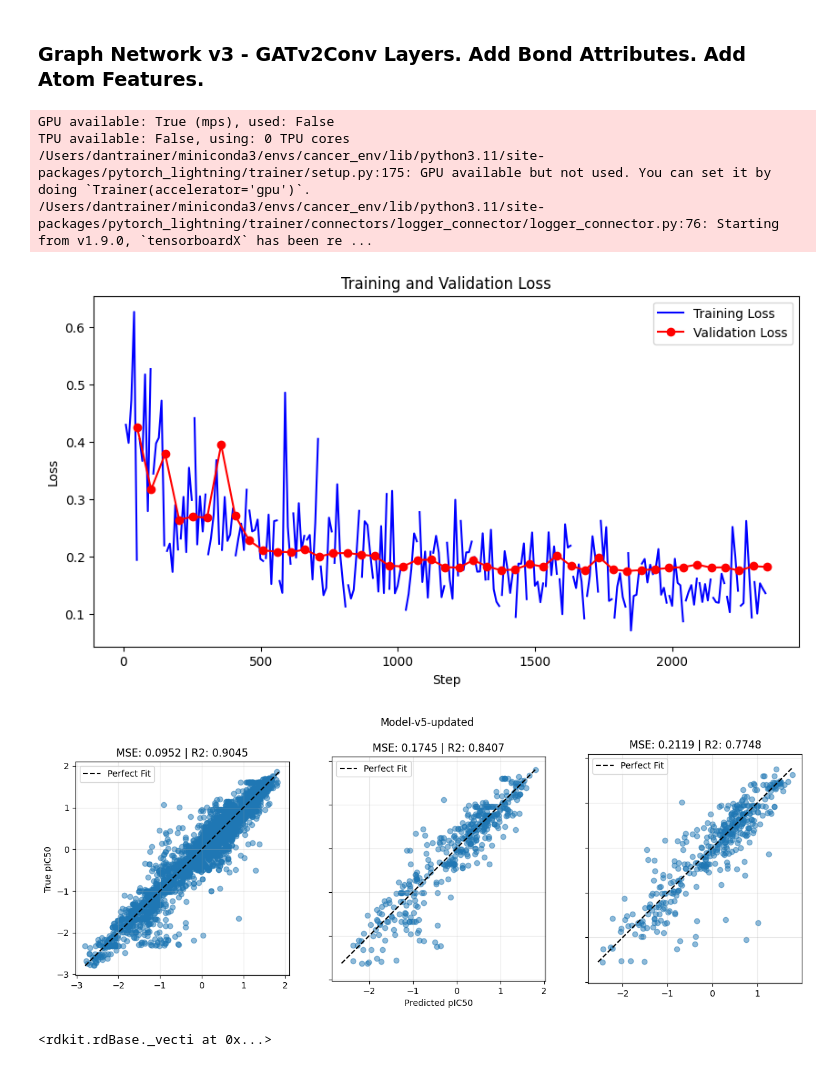
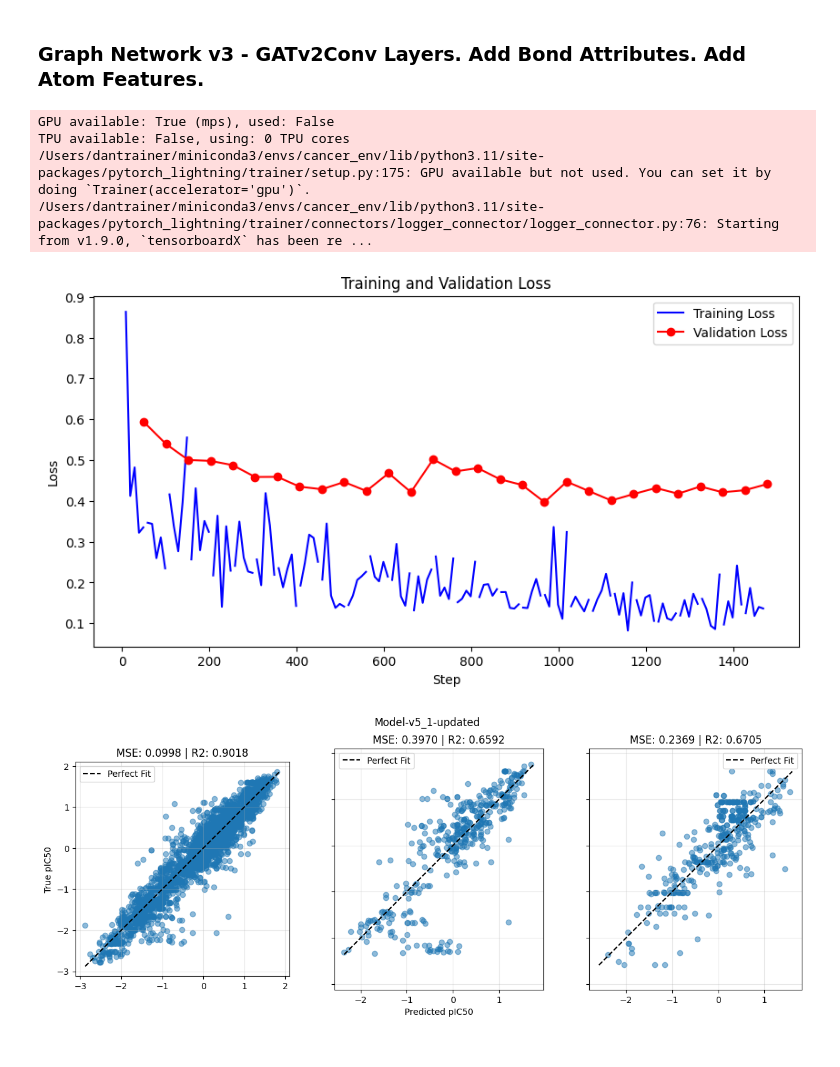
Before and after one commit to Djtrainer/cancer_research, a Jupyter notebook: notebooks/mdm2_breaker_model_eda.ipynb, the cells around one changed output. Drawn from its saved outputs; the diff is of its cells as text; code cells hidden in the pictures.

Commit message:
complete the scaffold split

```diff
--- a/notebooks/mdm2_breaker_model_eda.ipynb
+++ b/notebooks/mdm2_breaker_model_eda.ipynb
@@ -534,7 +538,7 @@ def generate_scaffold_split(dataset, frac_train=0.8, frac_val=0.1, frac_test=0.1
     return train_indices, val_indices, test_indices
 
 # Usage in your notebook:
-train_idx, val_idx, test_idx = generate_scaffold_split(mol_data)
+train_indices, val_indices, test_indices = generate_scaffold_split(mol_data)
 # %% [output]
 Generating Scaffolds...
 Split Complete.
@@ -662,18 +662,18 @@ len(scaffold_to_indices)
 # %% [markdown]
 ### Split Data into Train/Test/Val
 # %%
-torch.manual_seed(42)  # Fixed seed for reproducibility
-num_samples = len(mol_data)
-indices = torch.randperm(num_samples).tolist()
+# torch.manual_seed(42)  # Fixed seed for reproducibility
+# num_samples = len(mol_data)
+# indices = torch.randperm(num_samples).tolist()
 
-train_size = int(0.8 * num_samples)
-val_size = int(0.1 * num_samples)
-test_size = num_samples - train_size - val_size
+# train_size = int(0.8 * num_samples)
+# val_size = int(0.1 * num_samples)
+# test_size = num_samples - train_size - val_size
 
-# Slice the Indices
-train_indices = indices[:train_size]
-val_indices = indices[train_size : train_size + val_size]
-test_indices = indices[train_size + val_size :]
+# # Slice the Indices
+# train_indices = indices[:train_size]
+# val_indices = indices[train_size : train_size + val_size]
+# test_indices = indices[train_size + val_size :]
 
 # Get the Protein Graph (from your ProteinFeaturizer)
 protein_graph = protein_data.get_graph()
@@ -684,35 +684,31 @@ protein_graph = protein_data.get_graph()
 # %%
 model_v5, train_loader_v5, val_loader_v5, test_loader_v5 = train_model(
     model=GraphSiameseNetwork_v5(),
     mol_class=SmallMoleculeFeaturizer_v5,
     protein_graph=protein_graph,
     train_indices=train_indices,
     val_indices=val_indices,
     test_indices=test_indices,
     epochs=EPOCHS,
     lr=LR,
-    save_name="Model-v5-updated",
+    save_name="Model-v5_1-updated",
 )
-plot_loss("lightning_logs/version_5/metrics.csv")
+plot_loss("lightning_logs/version_6/metrics.csv")
 # %% [output]
 GPU available: True (mps), used: False
 TPU available: False, using: 0 TPU cores
 /Users/dantrainer/miniconda3/envs/cancer_env/lib/python3.11/site-packages/pytorch_lightning/trainer/setup.py:175: GPU available but not used. You can set it by doing `Trainer(accelerator='gpu')`.
 /Users/dantrainer/miniconda3/envs/cancer_env/lib/python3.11/site-packages/pytorch_lightning/trainer/connectors/logger_connector/logger_connector.py:76: Starting from v1.9.0, `tensorboardX` has been re ...
-[figure, old version]
+[figure, new version]
 # %%
 model_v5 = load_model_from_checkpoint(
-    GraphSiameseNetwork_v5, "checkpoints/Model-v5-updated.ckpt"
+    GraphSiameseNetwork_v5, "checkpoints/Model-v5_1-updated.ckpt"
 )
 plot_predictions(
     model_v5,
     (train_loader_v5, val_loader_v5, test_loader_v5),
     protein_graph,
-    "Model-v5-updated",
+    "Model-v5_1-updated",
 )
 # %% [output]
-[figure, old version]
+[figure, new version]
-# %%
-ids
-# %% [output]
-<rdkit.rdBase._vecti at 0x...>
```
Also changed, not shown: parts of 31 cells of this notebook.
